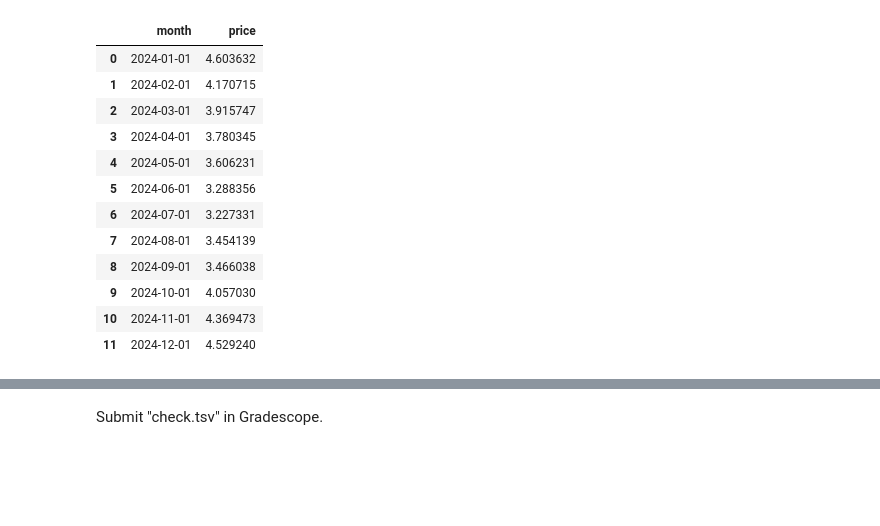
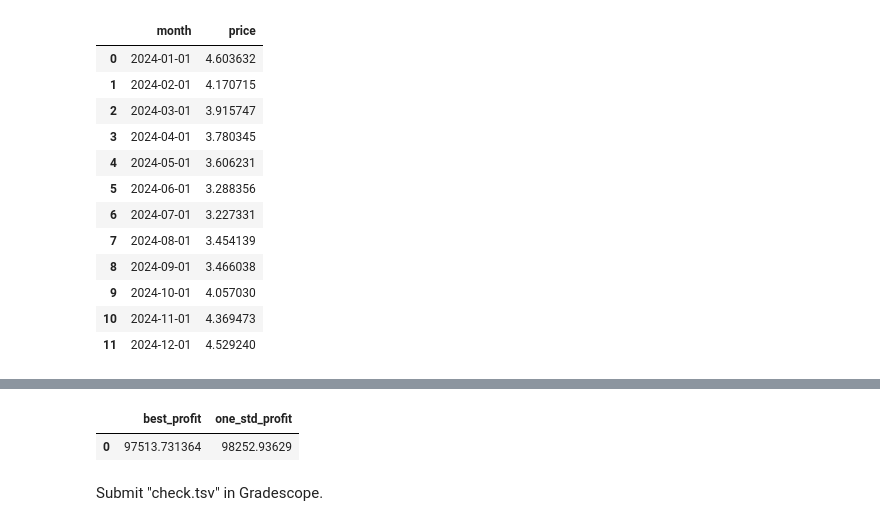
Before and after one commit to cfornesa/dx704-project-02, a Jupyter notebook: project.ipynb, the cells around one changed output, grey strips where cells are left out. Cells and saved outputs as stored; diff of their text form; code cells hidden in the pictures; blank space fills up the shorter version.

```diff
--- a/project.ipynb
+++ b/project.ipynb
@@ -634,0 +452,7 @@ timings.to_csv("timings.tsv", sep="\t", index=False)
+# %%
+strawberry_forecast = strawberry_forecast.copy()
+strawberry_forecast["month"] = pd.to_datetime(strawberry_forecast["month"])
+strawberry_forecast = (strawberry_forecast
+                       [(strawberry_forecast["month"] >= "2025-01-01") & (strawberry_forecast["month"] <= "2025-12-31")]
+                       .sort_values("month").reset_index(drop=True))
+strawberry_forecast
@@ -789,3 +569,57 @@ check.to_csv("check.tsv", sep="\t", index=False)
+# %%
+# YOUR CHANGES HERE
+
+# Function to sample sell price
+def sample_sell_price(S_mean, S_stdev):
+    return np.random.normal(loc=S_mean, scale=S_stdev)
+
+# Function to sample profit per pint
+def sample_profit_per_pint(K, S_mean, S_stdev):
+    S = sample_sell_price(S_mean, S_stdev)
+    return S - K
+
+# Function to estimate the expected profit per pint using Monte Carlo simulation
+def estimate_expected_profit_per_pint(K, S_mean, S_stdev, n_samples=10000, seed=704):
+    np.random.seed(seed)
+    total = 0.0
+    for i in range(n_samples):
+        # draw one sell price
+        S = np.random.normal(loc=S_mean, scale=S_stdev)
+        # profit = sell - cost basis (K)
+        profit = S - K
+        total += profit
+    # return average profit per pint
+    return total / n_samples
+
+# Required variables to calculate standard deviation profit
+buy_ts  = pd.to_datetime(best_profit["buy_month"])
+sell_ts = pd.to_datetime(best_profit["sell_month"])
+best_buy_price  = float(strawberry_forecast.loc[pd.to_datetime(strawberry_forecast["month"]) == buy_ts,  "price"].iloc[0])
+best_sell_price = float(strawberry_forecast.loc[pd.to_datetime(strawberry_forecast["month"]) == sell_ts, "price"].iloc[0])
+months_held = (sell_ts.to_period("M") - buy_ts.to_period("M")).n
+backtest_std = strawberry_backtest["price"].std()
+
+# Monte Carlo estimate of profit per pint and total profit
+K = best_buy_price + freeze_cost + storage_per_month * months_held
+S_mean = best_sell_price * discount
+S_stdev = backtest_std  # or backtest_std * discount
+
+mc_profit_per_pint = estimate_expected_profit_per_pint(K, S_mean, S_stdev, n_samples=10000)
+mc_total_profit    = mc_profit_per_pint * int(best_profit["pints_purchased"])
+mc_profit_per_pint, mc_total_profit
+
+# Create a DataFrame to compare profits (Monte Carlo one_std_profit)
+check = pd.DataFrame([{
+    "best_profit": float(best_profit["expected_profit"]),
+    "one_std_profit": float(mc_total_profit)
+}])
+
+check.to_csv("check.tsv", sep="\t", index=False)
+
+check
+# %% [output]
+|  | best_profit | one_std_profit |
+| 0 | 97513.731364 | 98252.93629 |
 # %% [markdown]
 Submit "check.tsv" in Gradescope.
 # %% [markdown]
```
Also changed, not shown: parts of 13 cells of this notebook, 2 other files.
